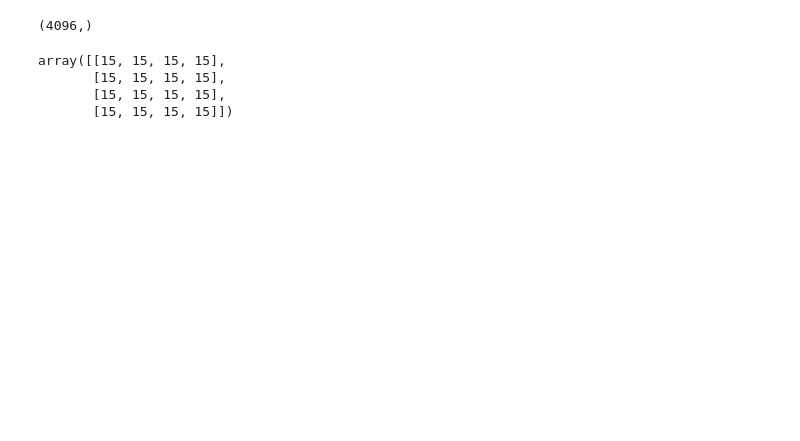
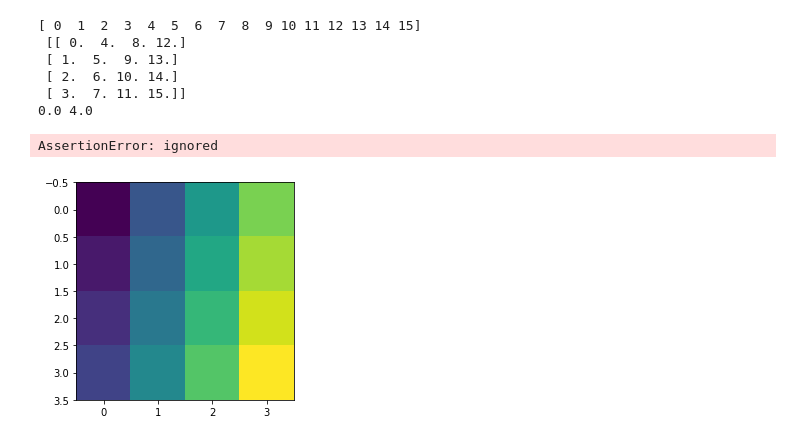
Before and after one commit to WilliamAshbee/3d-synth-data, a Jupyter notebook: 3d2dprepwork.ipynb, the cells around one changed output. Drawn from its saved outputs; the diff is of its cells as text; code cells hidden in the pictures; blank space fills up the shorter version.

```diff
--- a/3d2dprepwork.ipynb
+++ b/3d2dprepwork.ipynb
@@ -10,3 +10,12 @@ a = a.reshape(-1,1,1).repeat(16,axis=1).repeat(16,axis=2)
 x = a.copy()
 y = a.transpose(1,0,2)
 z = a.transpose(2,1,0)
+# %%
+print(x[:,0,0])
+print(y[0,:,0])
+print(z[0,0,:])
+assert(x[:,0,0].sum()==y[0,:,0].sum())
+assert(z[0,0,:].sum()==y[0,:,0].sum())
+assert(x[:,0,0].sum()!=0)
+
+a = z.copy()
@@ -93,11 +114,23 @@ m2d = a[x2d,y2d,z2d]
-# %%
-m2d.shape
-# %% [output]
-(4096,)
-# %%
-m2d.reshape(64,64)[-4:,-4:]
-# %% [output]
-array([[15, 15, 15, 15],
-       [15, 15, 15, 15],
-       [15, 15, 15, 15],
-       [15, 15, 15, 15]])
+# %%
+import matplotlib.pyplot as plt
+
+a2d = np.zeros((64,64))
+a2d[x2dind,y2dind] = a[x3dind,y3dind,z3dind]
+
+plt.clf()
+plt.imshow(a2d[:4,:4])
+print(a[0,0,:],'\n', a2d[:4,:4])
+
+print(a2d[0,0],a2d[0,1])
+assert a2d[0,0] == 0
+assert a2d[0,1] == 1
+assert a2d[1,0] == 4
+# %% [output]
+[ 0  1  2  3  4  5  6  7  8  9 10 11 12 13 14 15]
+ [[ 0.  4.  8. 12.]
+ [ 1.  5.  9. 13.]
+ [ 2.  6. 10. 14.]
+ [ 3.  7. 11. 15.]]
+0.0 4.0
+AssertionError: ignored
+[figure, added]
```
Also changed, not shown: parts of 9 cells of this notebook.
